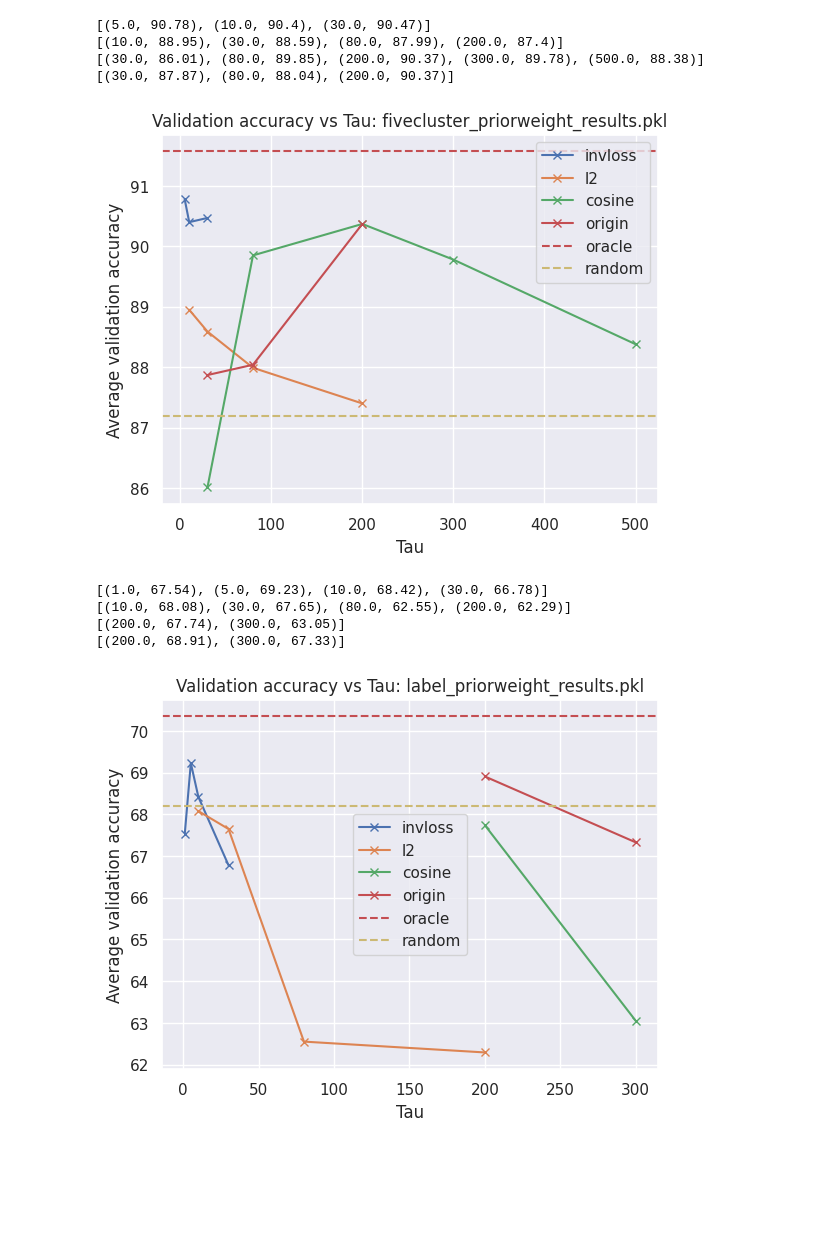
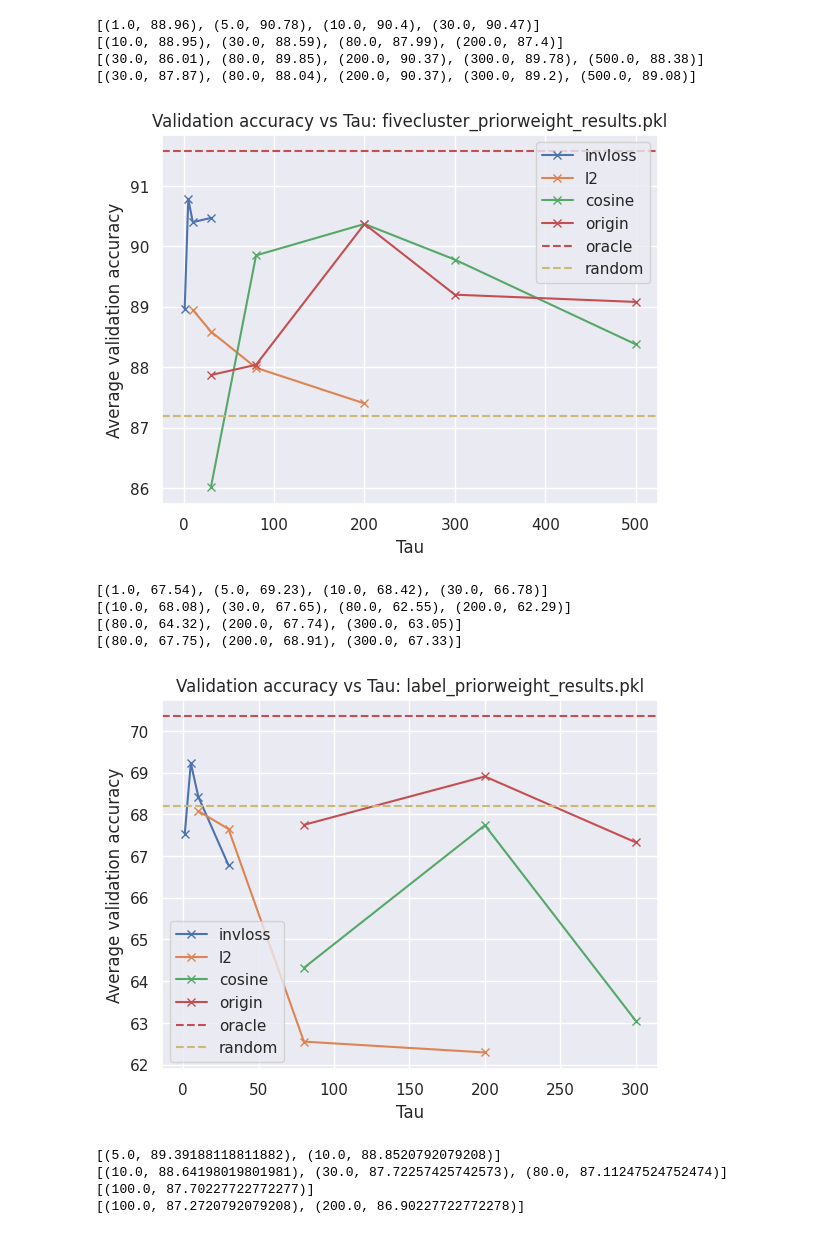
Before and after one commit to tomhagander/decentralized_deep_learning, a Jupyter notebook: analyze_tautuning.ipynb, the cells around one changed output. Drawn from its saved outputs; the diff is of its cells as text; code cells hidden in the pictures; blank space fills up the shorter version.

```diff
--- a/analyze_tautuning.ipynb
+++ b/analyze_tautuning.ipynb
@@ -36,34 +36,43 @@ def plot_results(resultsfile):
         plt.axhline(y=70.35, color='r', linestyle='--', label='oracle')
         plt.axhline(y=68.2, color='y', linestyle='--', label='random')
         plt.legend(['invloss', 'l2', 'cosine', 'origin', 'oracle', 'random'])
-    else:
+    elif resultsfile == 'fivecluster_priorweight_results.pkl' or resultsfile == 'fivecluster_trainingweight_results.pkl':
         plt.axhline(y=91.57, color='r', linestyle='--', label='oracle')
         plt.axhline(y=87.19, color='y', linestyle='--', label='random')
         plt.legend(['invloss', 'l2', 'cosine', 'origin', 'oracle', 'random'])
+    elif resultsfile == 'mnist_priorweight_results.pkl' or resultsfile == 'mnist_trainingweight_results.pkl':
+        plt.axhline(y=89.64, color='r', linestyle='--', label='oracle')
+        plt.axhline(y=82.78, color='y', linestyle='--', label='random')
+        plt.legend(['invloss', 'l2', 'cosine', 'origin', 'oracle', 'random'])
     plt.show()
 # %%
-resultsfiles = ['label_trainingweight_results.pkl', 'fivecluster_trainingweight_results.pkl', 'fivecluster_priorweight_results.pkl', 'label_priorweight_results.pkl']
+resultsfiles = ['label_trainingweight_results.pkl', 'fivecluster_trainingweight_results.pkl', 'fivecluster_priorweight_results.pkl',
+                 'label_priorweight_results.pkl', 'mnist_priorweight_results.pkl', 'mnist_trainingweight_results.pkl']
 
 for resultsfile in resultsfiles:
     plot_results(resultsfile)
 # %% [output]
 [(1.0, 66.58), (5.0, 69.21), (10.0, 70.43), (30.0, 68.05)]
 [(1.0, 67.71), (10.0, 68.49), (30.0, 69.33), (80.0, 68.64), (200.0, 68.26)]
 [(1.0, 67.19), (10.0, 65.5), (30.0, 58.87), (80.0, 62.53), (200.0, 68.0), (300.0, 68.8), (500.0, 67.01)]
 [(1.0, 67.88), (10.0, 67.54), (30.0, 67.77), (80.0, 68.47), (200.0, 69.21), (300.0, 68.48), (500.0, 68.07)]
 [figure]
 [(1.0, 86.87), (5.0, 89.3), (10.0, 87.1), (30.0, 86.29)]
 [(1.0, 86.89), (10.0, 87.3), (30.0, 88.81), (80.0, 88.62), (200.0, 87.66)]
 [(30.0, 85.96), (80.0, 88.62), (200.0, 89.82), (300.0, 89.84), (500.0, 90.36)]
 [(10.0, 86.74), (30.0, 87.14), (80.0, 86.96), (200.0, 87.52), (300.0, 90.3), (500.0, 90.17)]
 [figure]
-[(5.0, 90.78), (10.0, 90.4), (30.0, 90.47)]
+[(1.0, 88.96), (5.0, 90.78), (10.0, 90.4), (30.0, 90.47)]
 [(10.0, 88.95), (30.0, 88.59), (80.0, 87.99), (200.0, 87.4)]
 [(30.0, 86.01), (80.0, 89.85), (200.0, 90.37), (300.0, 89.78), (500.0, 88.38)]
-[(30.0, 87.87), (80.0, 88.04), (200.0, 90.37)]
+[(30.0, 87.87), (80.0, 88.04), (200.0, 90.37), (300.0, 89.2), (500.0, 89.08)]
-[figure, old version]
+[figure, new version]
 [(1.0, 67.54), (5.0, 69.23), (10.0, 68.42), (30.0, 66.78)]
 [(10.0, 68.08), (30.0, 67.65), (80.0, 62.55), (200.0, 62.29)]
-[(200.0, 67.74), (300.0, 63.05)]
-[(200.0, 68.91), (300.0, 67.33)]
+[(80.0, 64.32), (200.0, 67.74), (300.0, 63.05)]
+[(80.0, 67.75), (200.0, 68.91), (300.0, 67.33)]
-[figure, old version]
+[figure, new version]
+[(5.0, 89.39188118811882), (10.0, 88.8520792079208)]
+[(10.0, 88.64198019801981), (30.0, 87.72257425742573), (80.0, 87.11247524752474)]
+[(100.0, 87.70227722772277)]
+[(100.0, 87.2720792079208), (200.0, 86.90227722772278)]
```
Also changed, not shown: parts of 1 cell of this notebook, 4 other files.
